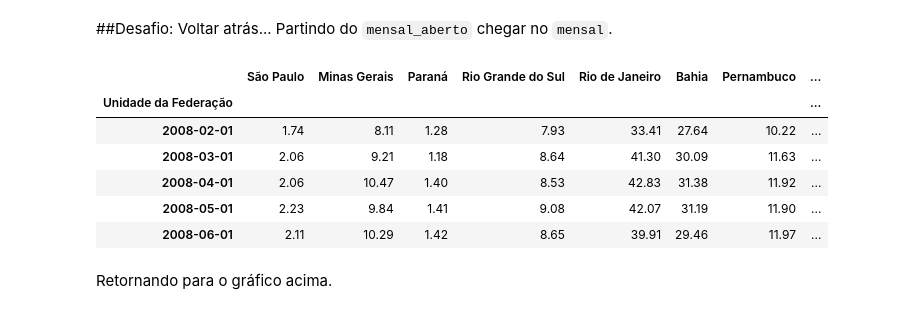
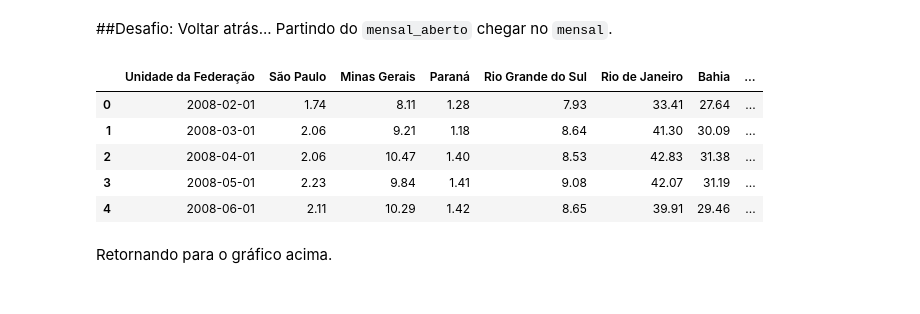
Before and after one commit to AdamStamm/bootcamp_alura, a Jupyter notebook: Notebooks/Bootcamp_Data_Science_Módulo_2.ipynb, the cells around one changed output. Cells and saved outputs as stored; diff of their text form; code cells hidden in the pictures.

```diff
--- a/Notebooks/Bootcamp_Data_Science_Módulo_2.ipynb
+++ b/Notebooks/Bootcamp_Data_Science_Módulo_2.ipynb
@@ -788,23 +788,23 @@ mensal_aberto.head()
 # %% [markdown]
 ##Desafio: Voltar atrás... Partindo do `mensal_aberto` chegar no `mensal`.
 # %%
-mensal_reverso = mensal_aberto.pivot(index='mes', columns='uf')
+mensal_reverso = mensal_aberto.pivot(index='mes', columns='uf', values='gasto')
 mensal_reverso.columns = ['São Paulo', 'Minas Gerais', 'Paraná', 'Rio Grande do Sul',
        'Rio de Janeiro', 'Bahia', 'Pernambuco', 'Santa Catarina', 'Ceará',
        'Goiás', 'Pará', 'Maranhão', 'Espírito Santo', 'Rio Grande do Norte',
        'Paraíba', 'Distrito Federal', 'Mato Grosso do Sul', 'Piauí', 'Alagoas',
        'Mato Grosso', 'Amazonas', 'Sergipe', 'Tocantins', 'Rondônia', 'Acre',
        'Roraima', 'Amapá']
 mensal_reverso.index.rename('Unidade da Federação', inplace=True)
+mensal_reverso.reset_index(inplace=True)
 mensal_reverso.head()
 # %% [output]
-|  | São Paulo | Minas Gerais | Paraná | Rio Grande do Sul | Rio de Janeiro | Bahia | Pernambuco | ... |
-| Unidade da Federação |  |  |  |  |  |  |  | ... |
-| 2008-02-01 | 1.74 | 8.11 | 1.28 | 7.93 | 33.41 | 27.64 | 10.22 | ... |
-| 2008-03-01 | 2.06 | 9.21 | 1.18 | 8.64 | 41.30 | 30.09 | 11.63 | ... |
-| 2008-04-01 | 2.06 | 10.47 | 1.40 | 8.53 | 42.83 | 31.38 | 11.92 | ... |
-| 2008-05-01 | 2.23 | 9.84 | 1.41 | 9.08 | 42.07 | 31.19 | 11.90 | ... |
-| 2008-06-01 | 2.11 | 10.29 | 1.42 | 8.65 | 39.91 | 29.46 | 11.97 | ... |
+|  | Unidade da Federação | São Paulo | Minas Gerais | Paraná | Rio Grande do Sul | Rio de Janeiro | Bahia | ... |
+| 0 | 2008-02-01 | 1.74 | 8.11 | 1.28 | 7.93 | 33.41 | 27.64 | ... |
+| 1 | 2008-03-01 | 2.06 | 9.21 | 1.18 | 8.64 | 41.30 | 30.09 | ... |
+| 2 | 2008-04-01 | 2.06 | 10.47 | 1.40 | 8.53 | 42.83 | 31.38 | ... |
+| 3 | 2008-05-01 | 2.23 | 9.84 | 1.41 | 9.08 | 42.07 | 31.19 | ... |
+| 4 | 2008-06-01 | 2.11 | 10.29 | 1.42 | 8.65 | 39.91 | 29.46 | ... |
 # %% [markdown]
 Retornando para o gráfico acima.
 # %%
```
Also changed, not shown: parts of 4 cells of this notebook.
